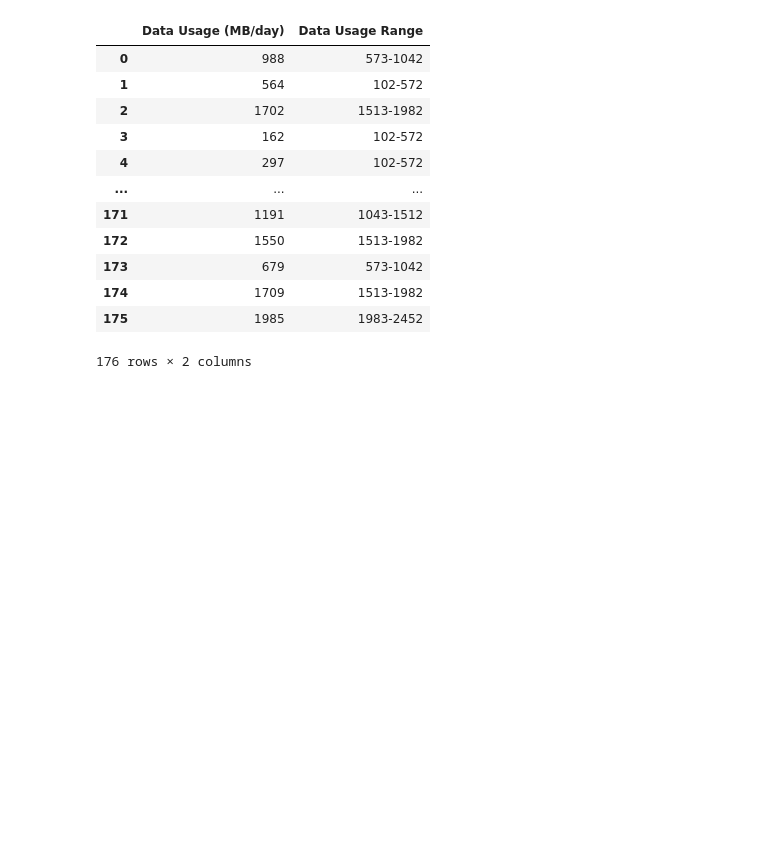
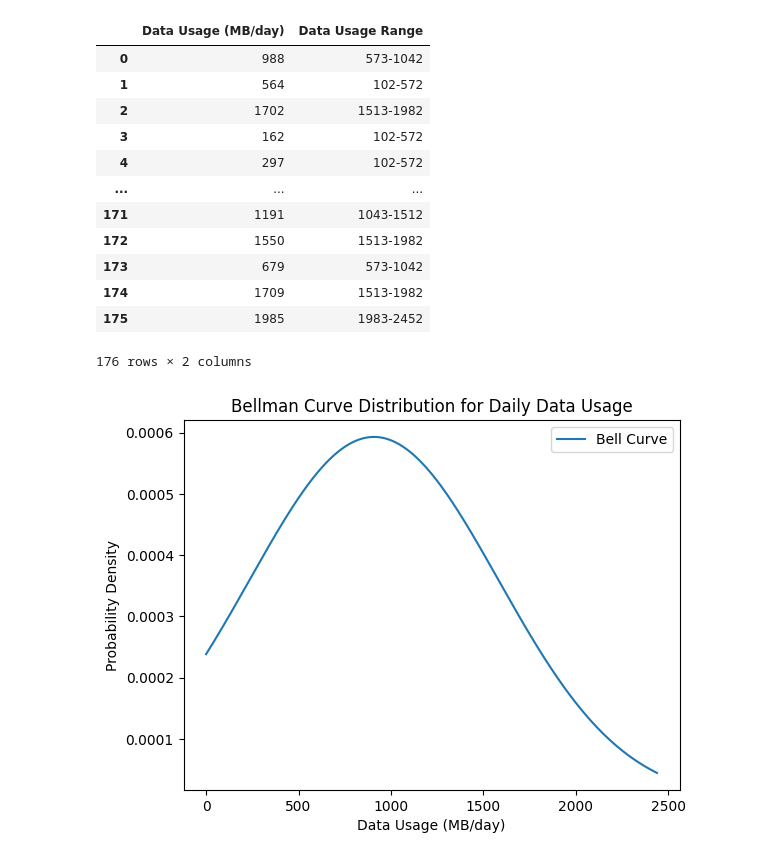
Before and after one commit to sha2992/Mobile-Device-Usage-User-Behavior, a Jupyter notebook: Mobile Device Usage User Behavior.ipynb, the cells around one changed output. Drawn from its saved outputs; the diff is of its cells as text; code cells hidden in the pictures; blank space fills up the shorter version.

Commit message:
Bellman curve for Data Use

```diff
--- a/Mobile Device Usage User Behavior.ipynb
+++ b/Mobile Device Usage User Behavior.ipynb
@@ -467,0 +486,17 @@ fig_data_usage.show()
+# %%
+import matplotlib.pyplot as plt
+
+x_values = np.linspace(0, Age26_35_df['Data Usage (MB/day)'].max(), 470)
+
+y_values = (1 / (std_data_use * math.sqrt(2 * math.pi))) * np.exp(-0.5 * ((x_values - mean_data_use) / std_data_use) ** 2)
+
+plt.plot(x_values, y_values, label='Bell Curve')
+
+plt.title('Bellman Curve Distribution for Daily Data Usage')
+plt.xlabel('Data Usage (MB/day)')
+plt.ylabel('Probability Density')
+
+plt.legend()
+plt.show()
+# %% [output]
+[figure, added]
```
Also changed, not shown: parts of 1 cell of this notebook.
